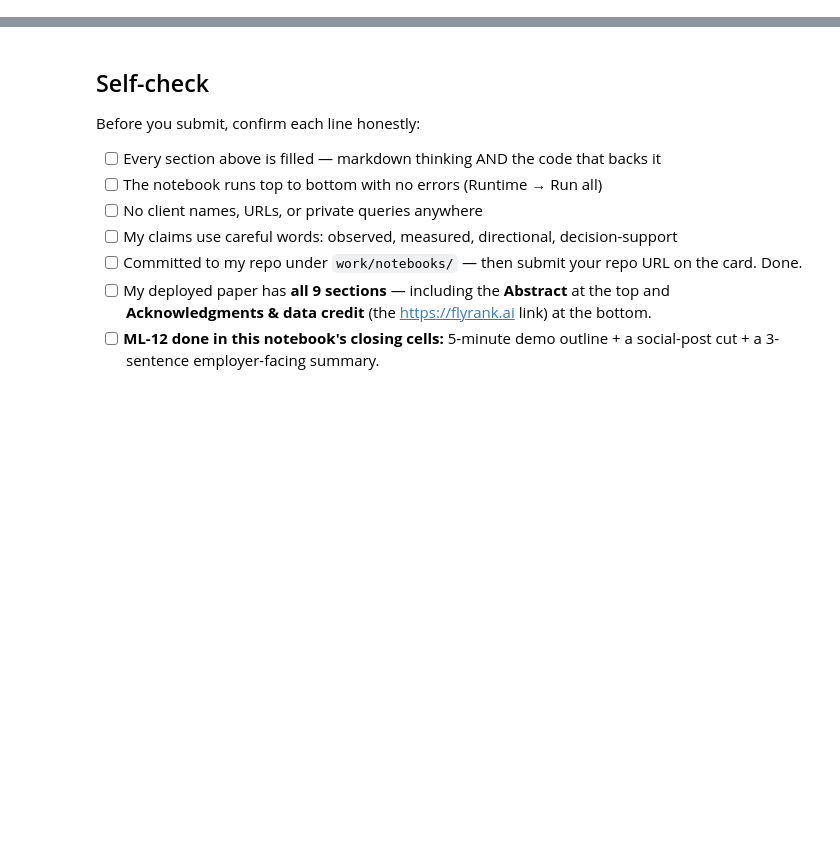
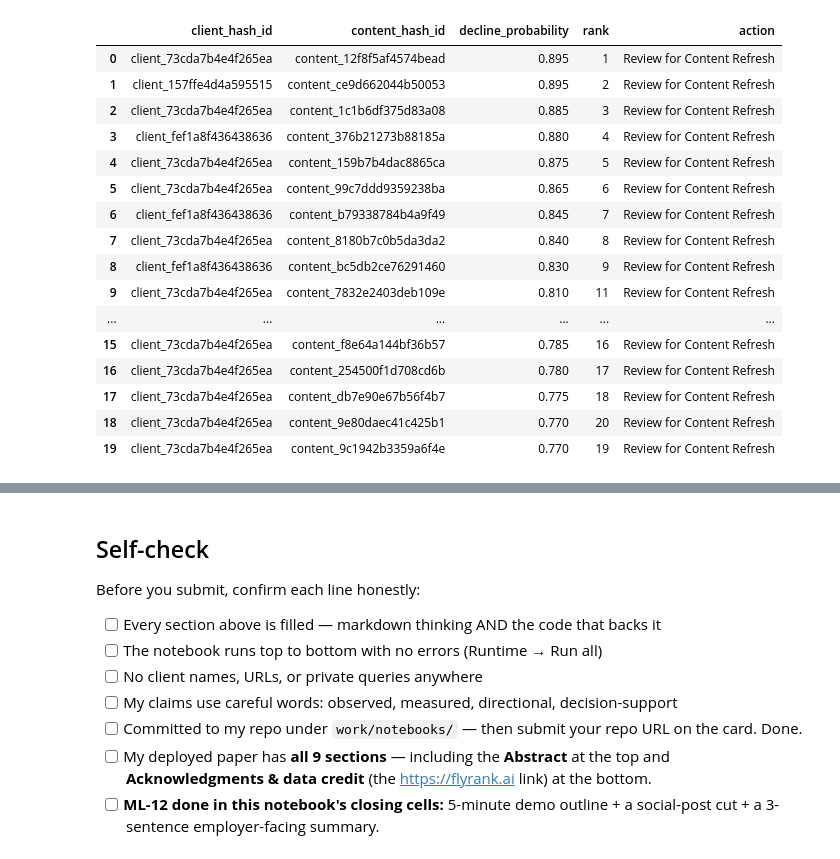
Before and after one commit to ShamirAli55/flyrank-internship, a Jupyter notebook: work/notebooks/capstone.ipynb, the cells around one changed output, grey strips where cells are left out. Drawn from its saved outputs; the diff is of its cells as text; code cells hidden in the pictures; blank space fills up the shorter version.

```diff
--- a/work/notebooks/capstone.ipynb
+++ b/work/notebooks/capstone.ipynb
@@ -36,0 +212,15 @@ This skeleton is yours to fill. Work the sections **in order** — each one has
+# %%
+from sklearn.ensemble import RandomForestClassifier
+
+model = RandomForestClassifier(
+    n_estimators=200,
+    random_state=42,
+    n_jobs=-1,
+    class_weight="balanced"
+)
+
+model.fit(X_train, y_train)
+
+print("Model trained successfully.")
+
+model_pred = model.predict(X_test)
@@ -36,0 +323,48 @@ This skeleton is yours to fill. Work the sections **in order** — each one has
+# %%
+
+recommendations = model_data.iloc[test_idx][
+    ["client_hash_id", "content_hash_id"]
+].copy()
+
+recommendations["decline_probability"] = model.predict_proba(X_test)[:, 1]
+
+recommendations["rank"] = (
+    recommendations["decline_probability"]
+    .rank(method="first", ascending=False)
+    .astype(int)
+)
+
+recommendations["action"] = np.where(
+    recommendations["decline_probability"] >= 0.70,
+    "Review for Content Refresh",
+    np.where(
+        recommendations["decline_probability"] >= 0.50,
+        "Monitor",
+        "Low Priority"
+    )
+)
+
+recommendations = recommendations.sort_values(
+    "decline_probability",
+    ascending=False
+).reset_index(drop=True)
+
+recommendations.head(20)
+# %% [output]
+|  | client_hash_id | content_hash_id | decline_probability | rank | action |
+| 0 | client_73cda7b4e4f265ea | content_12f8f5af4574bead | 0.895 | 1 | Review for Content Refresh |
+| 1 | client_157ffe4d4a595515 | content_ce9d662044b50053 | 0.895 | 2 | Review for Content Refresh |
+| 2 | client_73cda7b4e4f265ea | content_1c1b6df375d83a08 | 0.885 | 3 | Review for Content Refresh |
+| 3 | client_fef1a8f436438636 | content_376b21273b88185a | 0.880 | 4 | Review for Content Refresh |
+| 4 | client_73cda7b4e4f265ea | content_159b7b4dac8865ca | 0.875 | 5 | Review for Content Refresh |
+| 5 | client_73cda7b4e4f265ea | content_99c7ddd9359238ba | 0.865 | 6 | Review for Content Refresh |
+| 6 | client_fef1a8f436438636 | content_b79338784b4a9f49 | 0.845 | 7 | Review for Content Refresh |
+| 7 | client_73cda7b4e4f265ea | content_8180b7c0b5da3da2 | 0.840 | 8 | Review for Content Refresh |
+| 8 | client_fef1a8f436438636 | content_bc5db2ce76291460 | 0.830 | 9 | Review for Content Refresh |
+| 9 | client_73cda7b4e4f265ea | content_7832e2403deb109e | 0.810 | 11 | Review for Content Refresh |
+| ... | ... | ... | ... | ... | ... |
+| 15 | client_73cda7b4e4f265ea | content_f8e64a144bf36b57 | 0.785 | 16 | Review for Content Refresh |
+| 16 | client_73cda7b4e4f265ea | content_254500f1d708cd6b | 0.780 | 17 | Review for Content Refresh |
+| 17 | client_73cda7b4e4f265ea | content_db7e90e67b56f4b7 | 0.775 | 18 | Review for Content Refresh |
+| 18 | client_73cda7b4e4f265ea | content_9e80daec41c425b1 | 0.770 | 20 | Review for Content Refresh |
+| 19 | client_73cda7b4e4f265ea | content_9c1942b3359a6f4e | 0.770 | 19 | Review for Content Refresh |
```
Also changed, not shown: parts of 22 cells of this notebook.
